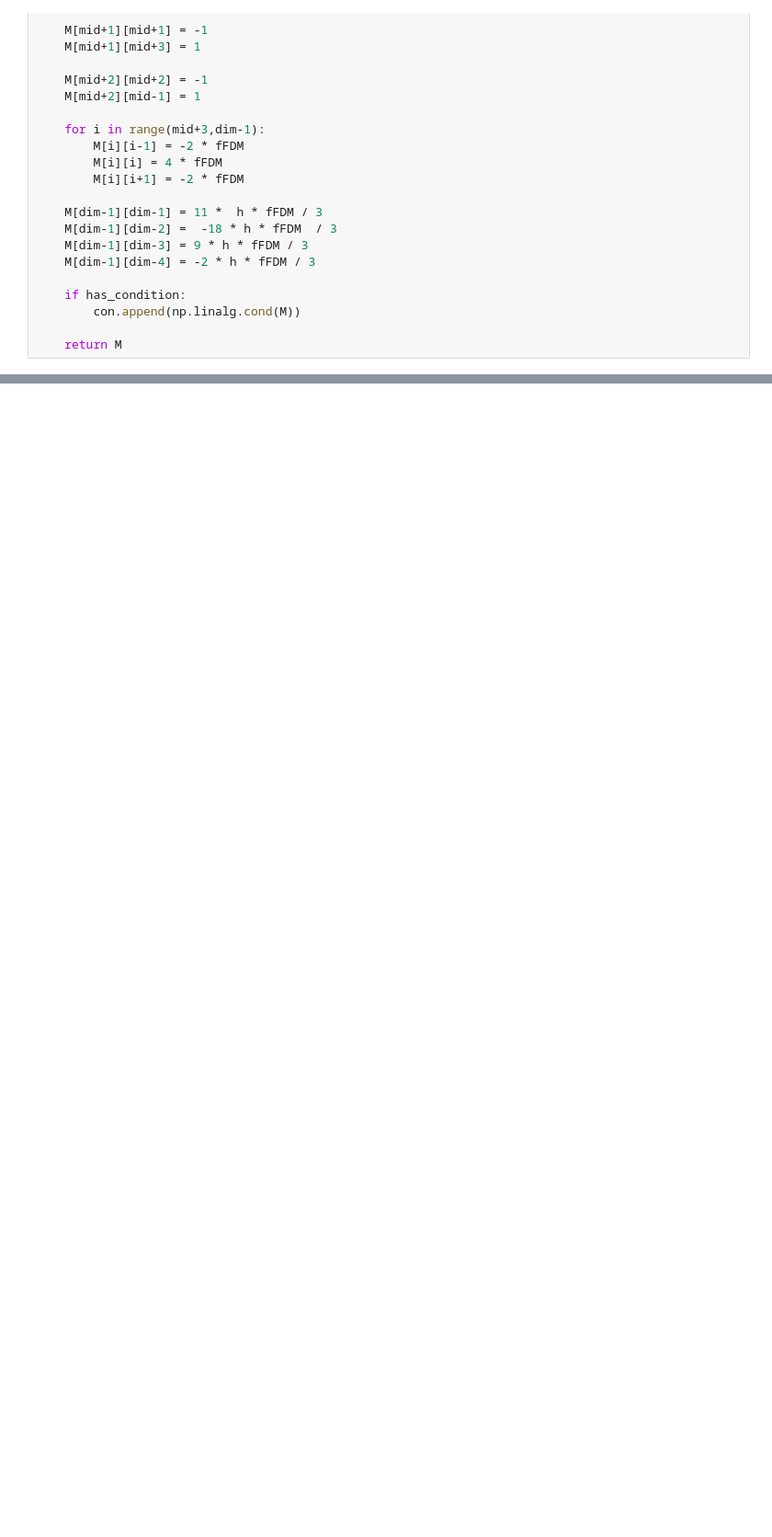
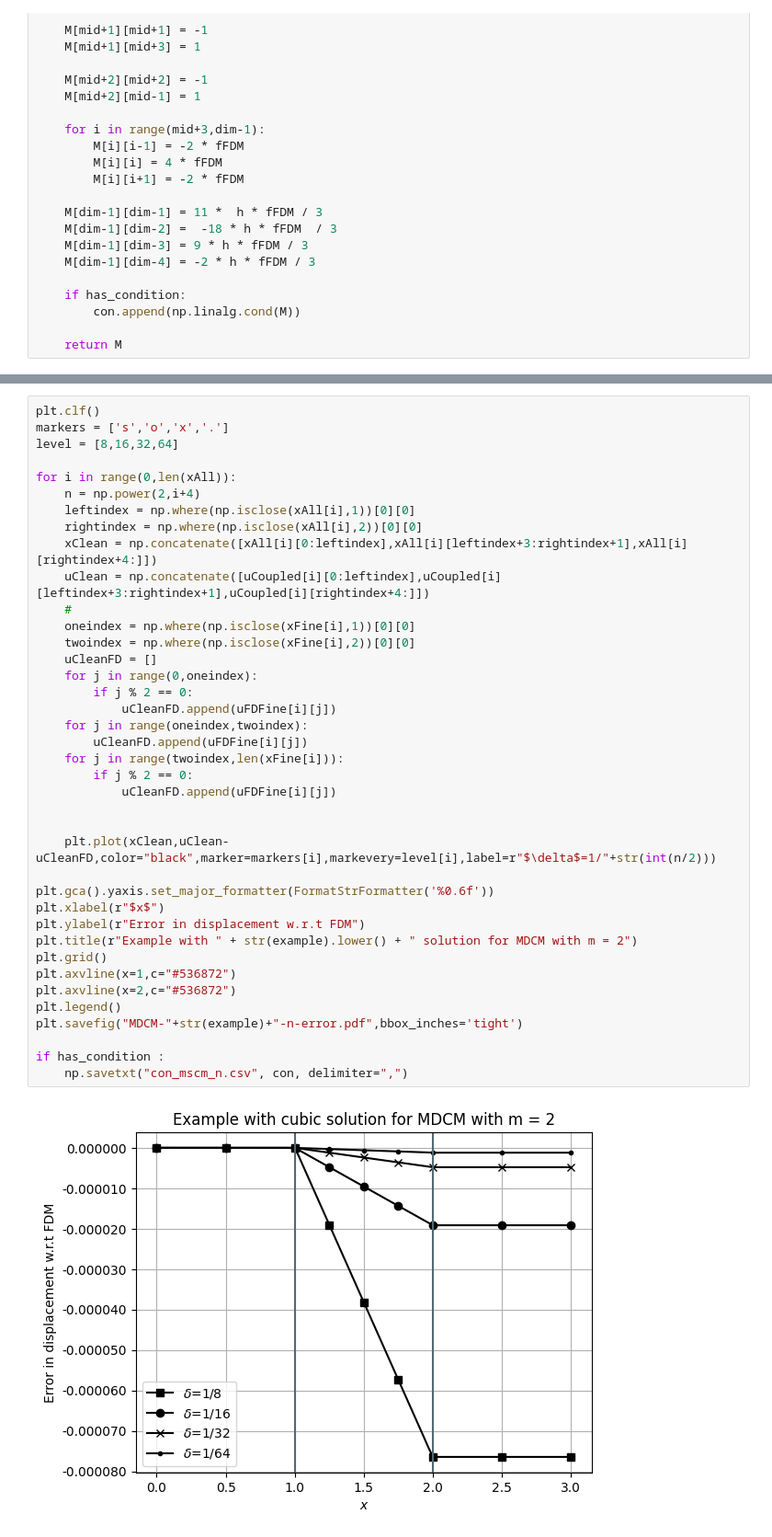
Before and after one commit to diehlpk/reusommer21, a Jupyter notebook: Coupling-MDCM-Neumann.ipynb, the cells around one changed output, grey strips where cells are left out. Shown at 92% size. Drawn from its saved outputs; the diff is of its cells as text; blank space fills up the shorter version.

Commit message:
new error

```diff
--- a/Coupling-MDCM-Neumann.ipynb
+++ b/Coupling-MDCM-Neumann.ipynb
@@ -314,0 +301,41 @@ if has_condition :
+# %%
+plt.clf()
+markers = ['s','o','x','.']
+level = [8,16,32,64]
+
+for i in range(0,len(xAll)):
+    n = np.power(2,i+4)
+    leftindex = np.where(np.isclose(xAll[i],1))[0][0]
+    rightindex = np.where(np.isclose(xAll[i],2))[0][0]
+    xClean = np.concatenate([xAll[i][0:leftindex],xAll[i][leftindex+3:rightindex+1],xAll[i][rightindex+4:]])
+    uClean = np.concatenate([uCoupled[i][0:leftindex],uCoupled[i][leftindex+3:rightindex+1],uCoupled[i][rightindex+4:]])
+    #
+    oneindex = np.where(np.isclose(xFine[i],1))[0][0]
+    twoindex = np.where(np.isclose(xFine[i],2))[0][0]
+    uCleanFD = []
+    for j in range(0,oneindex):
+        if j % 2 == 0:
+            uCleanFD.append(uFDFine[i][j])
+    for j in range(oneindex,twoindex):
+        uCleanFD.append(uFDFine[i][j])
+    for j in range(twoindex,len(xFine[i])):
+        if j % 2 == 0:
+            uCleanFD.append(uFDFine[i][j])
+
+
+    plt.plot(xClean,uClean-uCleanFD,color="black",marker=markers[i],markevery=level[i],label=r"$\delta$=1/"+str(int(n/2)))
+
+plt.gca().yaxis.set_major_formatter(FormatStrFormatter('%0.6f'))
+plt.xlabel(r"$x$")
+plt.ylabel(r"Error in displacement w.r.t FDM")
+plt.title(r"Example with " + str(example).lower() + " solution for MDCM with m = 2")
+plt.grid()
+plt.axvline(x=1,c="#536872")
+plt.axvline(x=2,c="#536872")
+plt.legend()
+plt.savefig("MDCM-"+str(example)+"-n-error.pdf",bbox_inches='tight')
+
+if has_condition :
+    np.savetxt("con_mscm_n.csv", con, delimiter=",")
+# %% [output]
+[figure, added]
```
Also changed, not shown: parts of 4 cells of this notebook.
